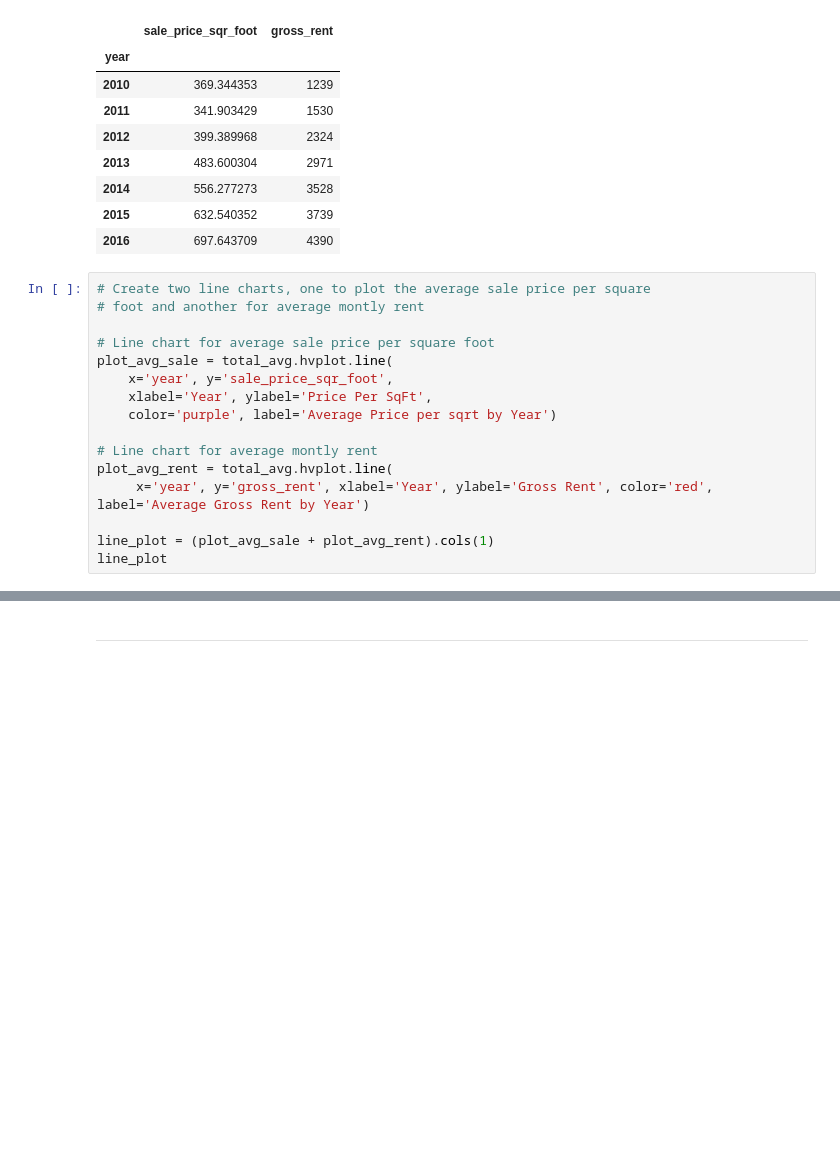
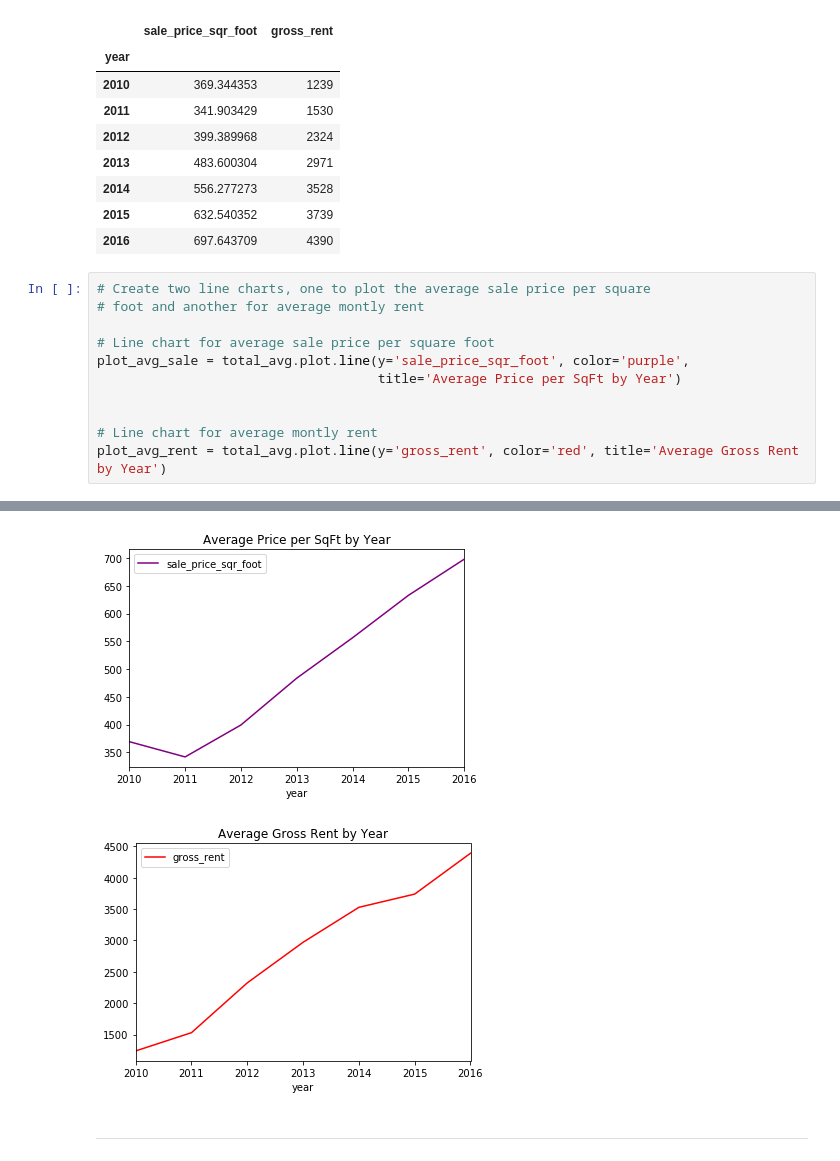
Before and after one commit to somyapanda/fintech-pyviz, a Jupyter notebook: rental_analysis.ipynb, the cells around one changed output, grey strips where cells are left out. Cells and saved outputs as stored; diff of their text form; blank space fills up the shorter version.

```diff
--- a/rental_analysis.ipynb
+++ b/rental_analysis.ipynb
@@ -117,15 +107,10 @@ total_avg
 # foot and another for average montly rent
 
 # Line chart for average sale price per square foot
-plot_avg_sale = total_avg.hvplot.line(
-    x='year', y='sale_price_sqr_foot',
-    xlabel='Year', ylabel='Price Per SqFt',
-    color='purple', label='Average Price per sqrt by Year')
+plot_avg_sale = total_avg.plot.line(y='sale_price_sqr_foot', color='purple',
+                                    title='Average Price per SqFt by Year')
+
 
 # Line chart for average montly rent
-plot_avg_rent = total_avg.hvplot.line(
-     x='year', y='gross_rent', xlabel='Year', ylabel='Gross Rent', color='red', label='Average Gross Rent by Year')
-
-line_plot = (plot_avg_sale + plot_avg_rent).cols(1)
-line_plot
+plot_avg_rent = total_avg.plot.line(y='gross_rent', color='red', title='Average Gross Rent by Year')
 # %% [output]
@@ -133,3 +117,5 @@ line_plot
+[figure, added]
+[figure, added]
 # %% [markdown]
 - - -
 # %% [markdown]
```
Also changed, not shown: parts of 12 cells of this notebook.
